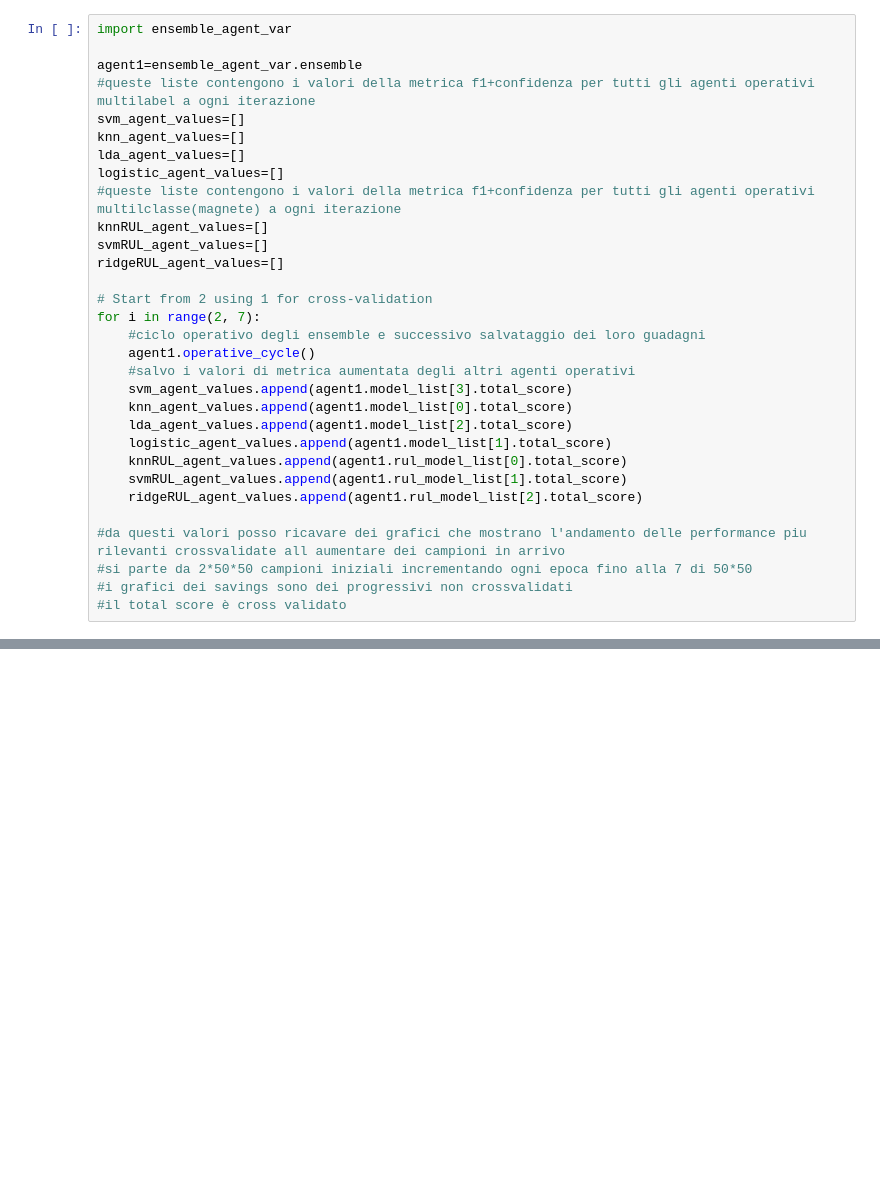
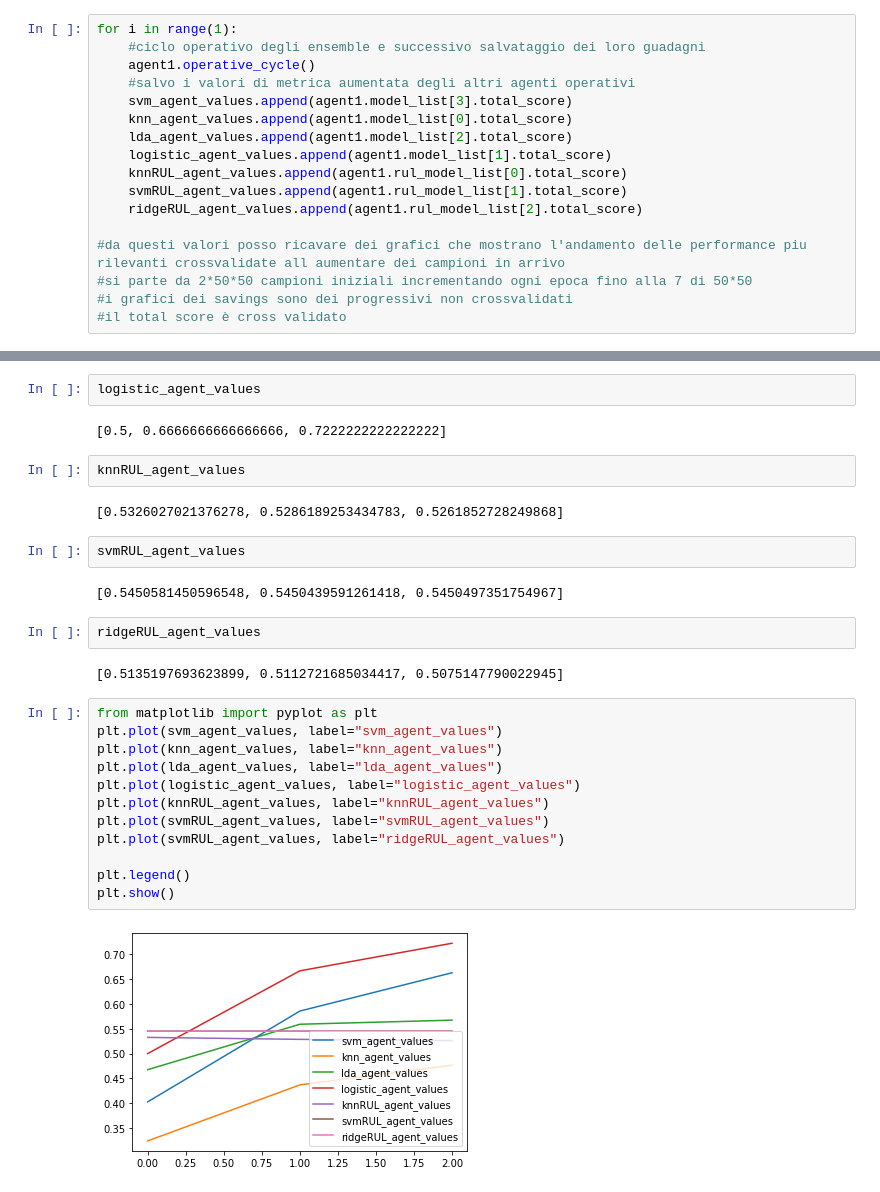
Before and after one commit to MarcoDiFrancesco/SmartElevator, a Jupyter notebook: src/score modello.ipynb, the cells around one changed output, grey strips where cells are left out. Drawn from its saved outputs; the diff is of its cells as text; blank space fills up the shorter version.

```diff
--- a/src/score modello.ipynb
+++ b/src/score modello.ipynb
@@ -28,19 +34,5 @@ created agent RandomForestClassifier Variation role ensemble
 # %%
-import ensemble_agent_var
-
-agent1=ensemble_agent_var.ensemble
-#queste liste contengono i valori della metrica f1+confidenza per tutti gli agenti operativi multilabel a ogni iterazione
-svm_agent_values=[]
-knn_agent_values=[]
-lda_agent_values=[]
-logistic_agent_values=[]
-#queste liste contengono i valori della metrica f1+confidenza per tutti gli agenti operativi multilclasse(magnete) a ogni iterazione
-knnRUL_agent_values=[]
-svmRUL_agent_values=[]
-ridgeRUL_agent_values=[]
-
-# Start from 2 using 1 for cross-validation
-for i in range(2, 7):
+for i in range(1):
     #ciclo operativo degli ensemble e successivo salvataggio dei loro guadagni
     agent1.operative_cycle()
     #salvo i valori di metrica aumentata degli altri agenti operativi
@@ -99,0 +72,30 @@ prediction done knn role std epoch 4
+# %%
+logistic_agent_values
+# %% [output]
+[0.5, 0.6666666666666666, 0.7222222222222222]
+# %%
+knnRUL_agent_values
+# %% [output]
+[0.5326027021376278, 0.5286189253434783, 0.5261852728249868]
+# %%
+svmRUL_agent_values
+# %% [output]
+[0.5450581450596548, 0.5450439591261418, 0.5450497351754967]
+# %%
+ridgeRUL_agent_values
+# %% [output]
+[0.5135197693623899, 0.5112721685034417, 0.5075147790022945]
+# %%
+from matplotlib import pyplot as plt
+plt.plot(svm_agent_values, label="svm_agent_values")
+plt.plot(knn_agent_values, label="knn_agent_values")
+plt.plot(lda_agent_values, label="lda_agent_values")
+plt.plot(logistic_agent_values, label="logistic_agent_values")
+plt.plot(knnRUL_agent_values, label="knnRUL_agent_values")
+plt.plot(svmRUL_agent_values, label="svmRUL_agent_values")
+plt.plot(svmRUL_agent_values, label="ridgeRUL_agent_values")
+
+plt.legend()
+plt.show()
+# %% [output]
+[figure, added]
```
Also changed, not shown: parts of 10 cells of this notebook, 4 other files.
